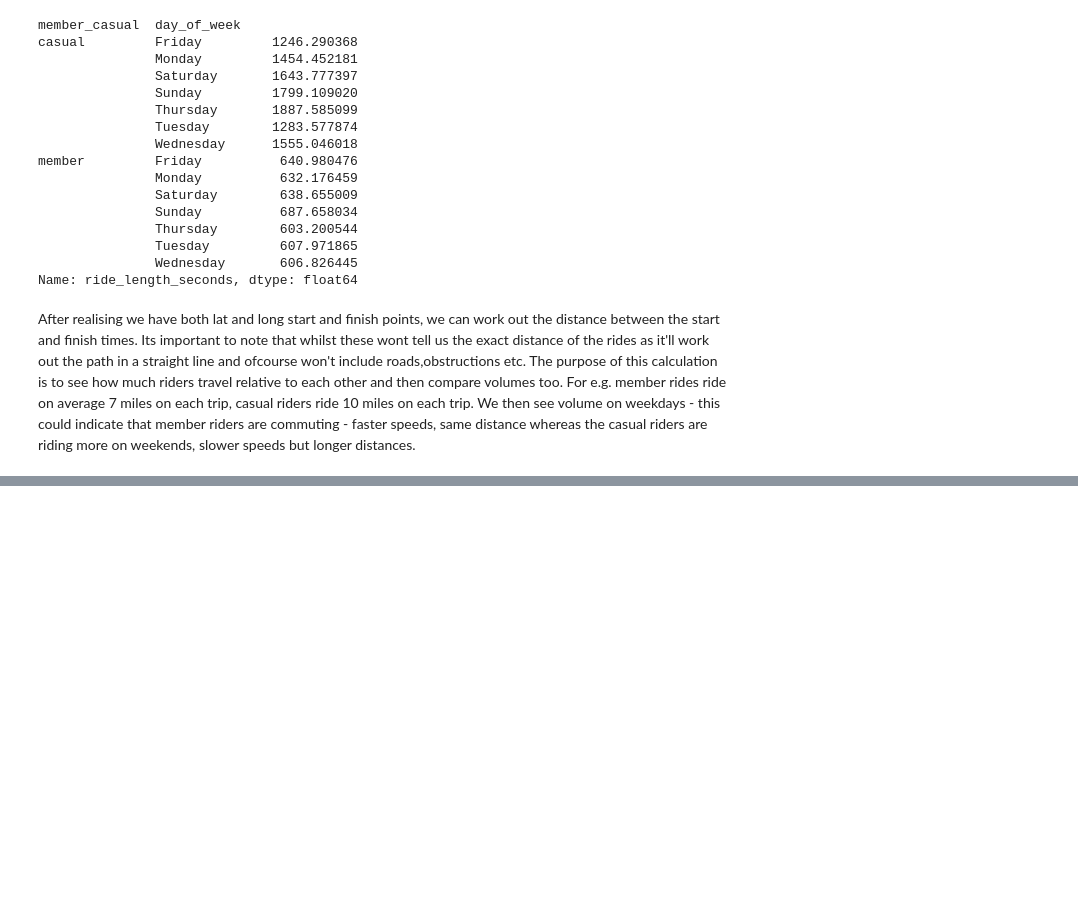
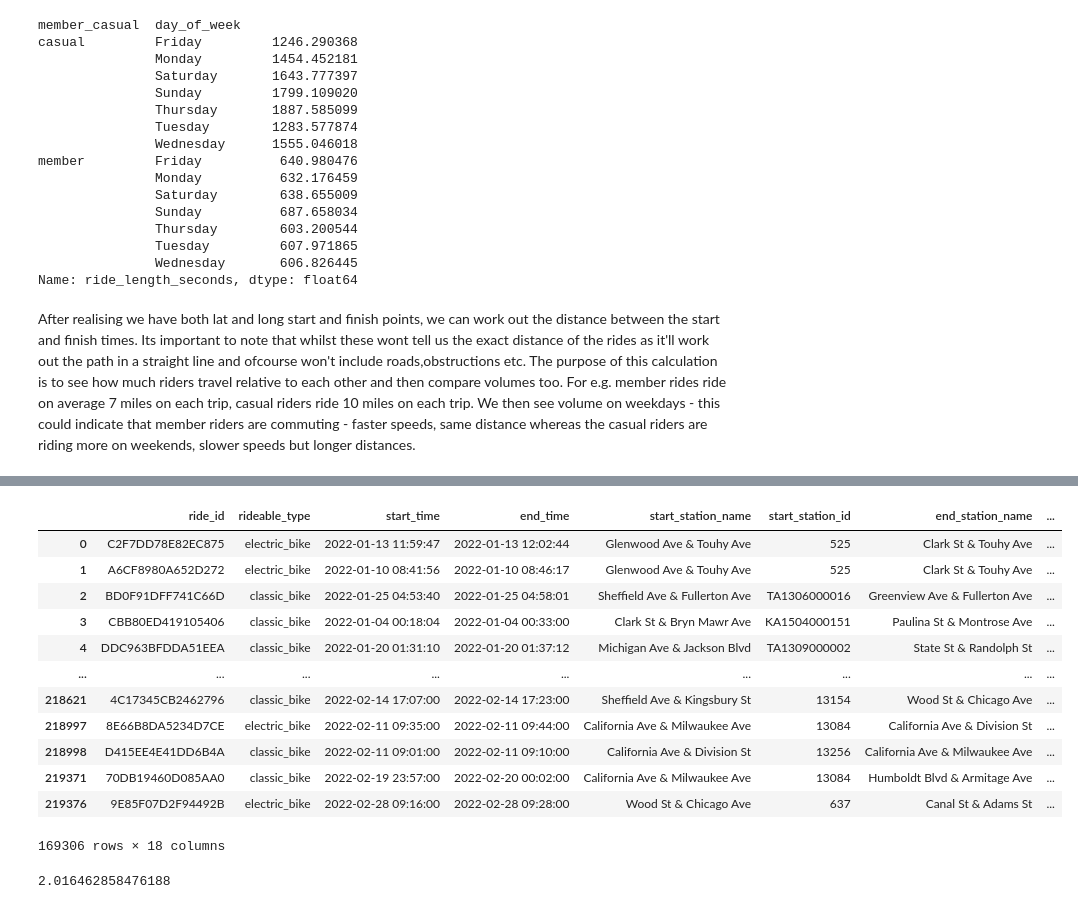
Before and after one commit to Coded123/Google_Data_Analytics_Capstone, a Jupyter notebook: cyclistic_bikeshare_project/cyclistic_bikeshare_analysis.ipynb, the cells around one changed output, grey strips where cells are left out. Saved outputs shown, nothing was run; the diff lists cells and outputs as text; code cells hidden in the pictures; blank space fills up the shorter version.

```diff
--- a/cyclistic_bikeshare_project/cyclistic_bikeshare_analysis.ipynb
+++ b/cyclistic_bikeshare_project/cyclistic_bikeshare_analysis.ipynb
@@ -172,0 +214,3 @@ After realising we have both lat and long start and finish points, we can work o
+# %%
+bike_share['start_lat_long'] = [', '.join(str(x) for x in y) for y in map(tuple, bike_share[['start_lat', 'start_lng']].values)]
+bike_share['end_lat_long'] = [', '.join(str(x) for x in y) for y in map(tuple, bike_share[['end_lat', 'end_lng']].values)]
@@ -172,0 +227,22 @@ After realising we have both lat and long start and finish points, we can work o
+# %%
+bike_share
+# %% [output]
+|  | ride_id | rideable_type | start_time | end_time | start_station_name | start_station_id | end_station_name | ... |
+| 0 | C2F7DD78E82EC875 | electric_bike | 2022-01-13 11:59:47 | 2022-01-13 12:02:44 | Glenwood Ave & Touhy Ave | 525 | Clark St & Touhy Ave | ... |
+| 1 | A6CF8980A652D272 | electric_bike | 2022-01-10 08:41:56 | 2022-01-10 08:46:17 | Glenwood Ave & Touhy Ave | 525 | Clark St & Touhy Ave | ... |
+| 2 | BD0F91DFF741C66D | classic_bike | 2022-01-25 04:53:40 | 2022-01-25 04:58:01 | Sheffield Ave & Fullerton Ave | TA1306000016 | Greenview Ave & Fullerton Ave | ... |
+| 3 | CBB80ED419105406 | classic_bike | 2022-01-04 00:18:04 | 2022-01-04 00:33:00 | Clark St & Bryn Mawr Ave | KA1504000151 | Paulina St & Montrose Ave | ... |
+| 4 | DDC963BFDDA51EEA | classic_bike | 2022-01-20 01:31:10 | 2022-01-20 01:37:12 | Michigan Ave & Jackson Blvd | TA1309000002 | State St & Randolph St | ... |
+| ... | ... | ... | ... | ... | ... | ... | ... | ... |
+| 218621 | 4C17345CB2462796 | classic_bike | 2022-02-14 17:07:00 | 2022-02-14 17:23:00 | Sheffield Ave & Kingsbury St | 13154 | Wood St & Chicago Ave | ... |
+| 218997 | 8E66B8DA5234D7CE | electric_bike | 2022-02-11 09:35:00 | 2022-02-11 09:44:00 | California Ave & Milwaukee Ave | 13084 | California Ave & Division St | ... |
+| 218998 | D415EE4E41DD6B4A | classic_bike | 2022-02-11 09:01:00 | 2022-02-11 09:10:00 | California Ave & Division St | 13256 | California Ave & Milwaukee Ave | ... |
+| 219371 | 70DB19460D085AA0 | classic_bike | 2022-02-19 23:57:00 | 2022-02-20 00:02:00 | California Ave & Milwaukee Ave | 13084 | Humboldt Blvd & Armitage Ave | ... |
+| 219376 | 9E85F07D2F94492B | electric_bike | 2022-02-28 09:16:00 | 2022-02-28 09:28:00 | Wood St & Chicago Ave | 637 | Canal St & Adams St | ... |
+169306 rows × 18 columns
+# %%
+index_0_start = ('41.89571428, -87.6722095')
+index_0_end = ('41.879255, -87.639904')
+print(distance.distance(index_0_start, index_0_end).miles)
+# %% [output]
+2.016462858476188
```
Also changed, not shown: parts of 5 cells of this notebook.
